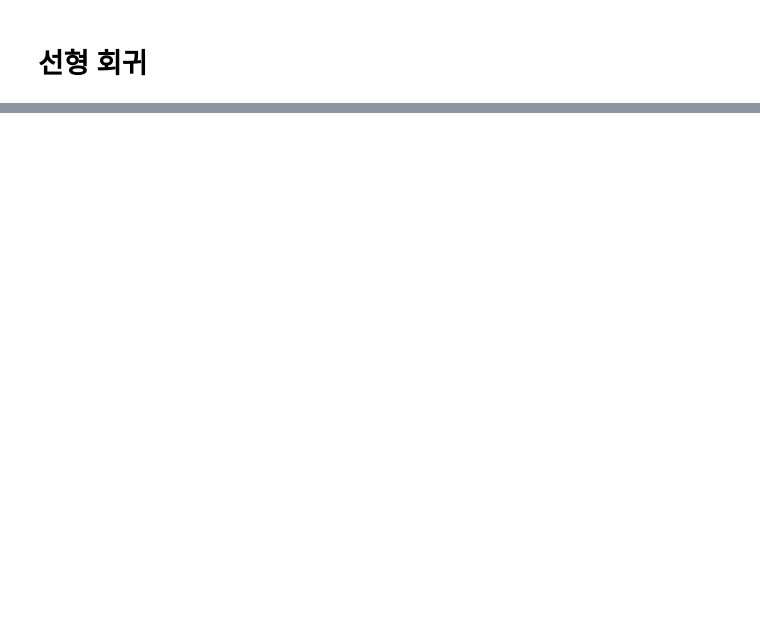
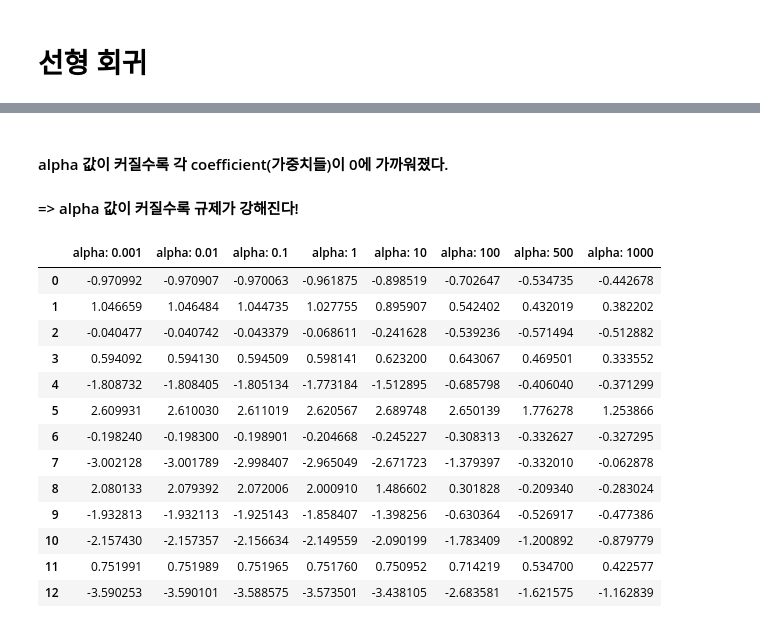
Before and after one commit to aaingyunii/Bootcamp_ML, a Jupyter notebook: 230712_ML_07/230712_ML_review.ipynb, the cells around one changed output, grey strips where cells are left out. Drawn from its saved outputs; the diff is of its cells as text; code cells hidden in the pictures; blank space fills up the shorter version.

```diff
--- a/230712_ML_07/230712_ML_review.ipynb
+++ b/230712_ML_07/230712_ML_review.ipynb
@@ -2,0 +293,8 @@
+# %%
+alpha = 1
+ridge = Ridge(alpha=alpha, random_state=0)
+ridge.fit(X_train_scaled, y_train)
+
+print_metrics_regression(y_train, ridge.predict(X_train_scaled), "Train set")
+print()
+print_metrics_regression(y_test, ridge.predict(X_test_scaled),"Test set")
@@ -2,0 +322,22 @@
+# %%
+import pandas as pd
+alpha_list = [0.001, 0.01, 0.1, 1, 10, 100, 500, 1000]
+# alpha
+# 규제가 약해짐<------------ default : 1 ---------------> 규제가 강해짐.
+
+# alpha 의 변화에 따른 weight의 변화를 저장할 DataFrame
+coef_df = pd.DataFrame() # coef_들
+bias_list = [] # intercept_
+
+for alpha in alpha_list:
+    ridge = Ridge(alpha=alpha, random_state=0)
+    ridge.fit(X_train_scaled, y_train)
+
+    # weight와 bias 저장
+    coef_df[f"alpha: {alpha}"] = ridge.coef_
+    bias_list.append(ridge.intercept_)
+
+    print(f"-------------{alpha}---------------")
+#     print_metrics_regression(y_train, ridge.predict(X_train_scaled), "train")
+    print_metrics_regression(y_test, ridge.predict(X_test_scaled), "test")
+    print("\n")
@@ -2,0 +362,20 @@
+# %% [markdown]
+#### alpha 값이 커질수록 각 coefficient(가중치들)이 0에 가까워졌다.
+#### => alpha 값이 커질수록 규제가 강해진다!
+# %%
+coef_df
+# %% [output]
+|  | alpha: 0.001 | alpha: 0.01 | alpha: 0.1 | alpha: 1 | alpha: 10 | alpha: 100 | alpha: 500 | alpha: 1000 |
+| 0 | -0.970992 | -0.970907 | -0.970063 | -0.961875 | -0.898519 | -0.702647 | -0.534735 | -0.442678 |
+| 1 | 1.046659 | 1.046484 | 1.044735 | 1.027755 | 0.895907 | 0.542402 | 0.432019 | 0.382202 |
+| 2 | -0.040477 | -0.040742 | -0.043379 | -0.068611 | -0.241628 | -0.539236 | -0.571494 | -0.512882 |
+| 3 | 0.594092 | 0.594130 | 0.594509 | 0.598141 | 0.623200 | 0.643067 | 0.469501 | 0.333552 |
+| 4 | -1.808732 | -1.808405 | -1.805134 | -1.773184 | -1.512895 | -0.685798 | -0.406040 | -0.371299 |
+| 5 | 2.609931 | 2.610030 | 2.611019 | 2.620567 | 2.689748 | 2.650139 | 1.776278 | 1.253866 |
+| 6 | -0.198240 | -0.198300 | -0.198901 | -0.204668 | -0.245227 | -0.308313 | -0.332627 | -0.327295 |
+| 7 | -3.002128 | -3.001789 | -2.998407 | -2.965049 | -2.671723 | -1.379397 | -0.332010 | -0.062878 |
+| 8 | 2.080133 | 2.079392 | 2.072006 | 2.000910 | 1.486602 | 0.301828 | -0.209340 | -0.283024 |
+| 9 | -1.932813 | -1.932113 | -1.925143 | -1.858407 | -1.398256 | -0.630364 | -0.526917 | -0.477386 |
+| 10 | -2.157430 | -2.157357 | -2.156634 | -2.149559 | -2.090199 | -1.783409 | -1.200892 | -0.879779 |
+| 11 | 0.751991 | 0.751989 | 0.751965 | 0.751760 | 0.750952 | 0.714219 | 0.534700 | 0.422577 |
+| 12 | -3.590253 | -3.590101 | -3.588575 | -3.573501 | -3.438105 | -2.683581 | -1.621575 | -1.162839 |
```
Also changed, not shown: parts of 43 cells of this notebook, 2 other files.
